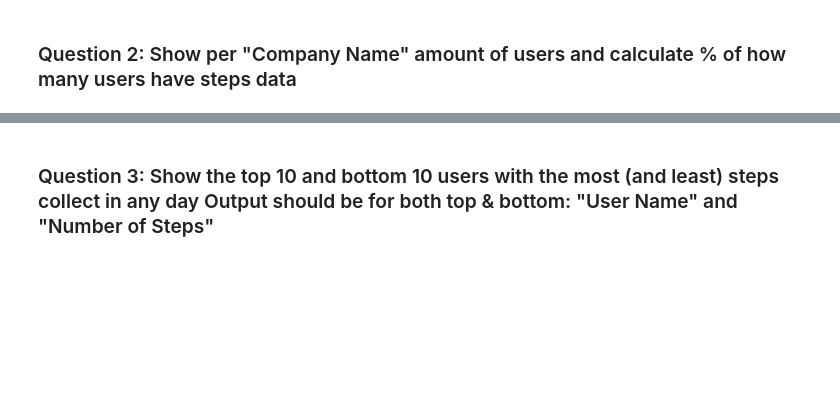
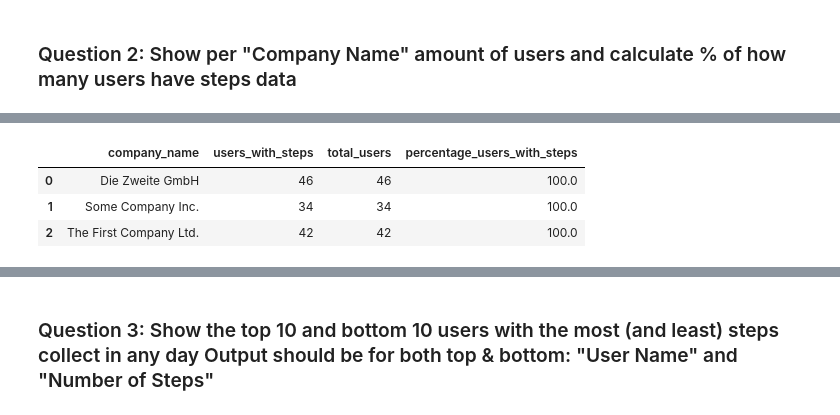
Before and after one commit to ces0008/Humanoo_Task, a Jupyter notebook: report.ipynb, the cells around one changed output, grey strips where cells are left out. Saved outputs shown, nothing was run; the diff lists cells and outputs as text; code cells hidden in the pictures; blank space fills up the shorter version.

```diff
--- a/report.ipynb
+++ b/report.ipynb
@@ -49,0 +56,7 @@ conn.sql('select * from main.company_user_stats').df().plot()
+# %%
+df_percent_have_steps_data
+# %% [output]
+|  | company_name | users_with_steps | total_users | percentage_users_with_steps |
+| 0 | Die Zweite GmbH | 46 | 46 | 100.0 |
+| 1 | Some Company Inc. | 34 | 34 | 100.0 |
+| 2 | The First Company Ltd. | 42 | 42 | 100.0 |
```
Also changed, not shown: parts of 12 cells of this notebook, 1 other file.
